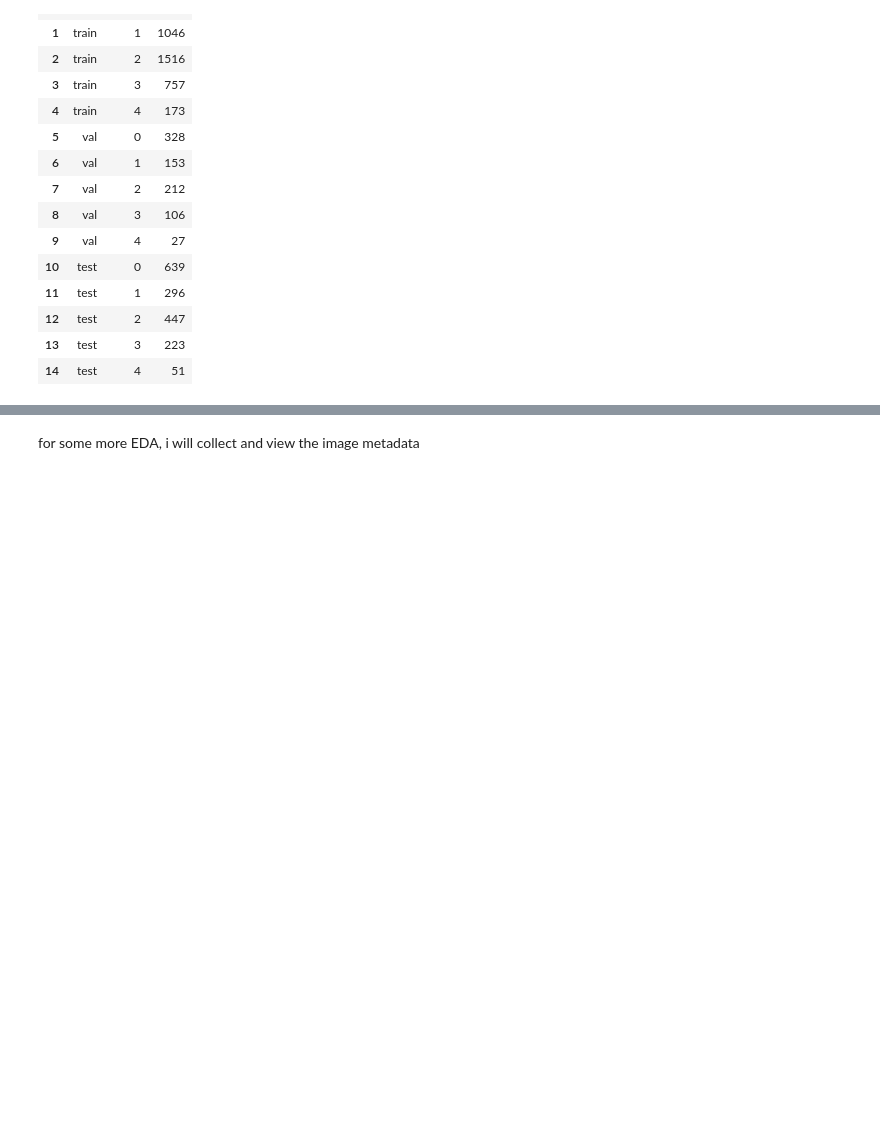
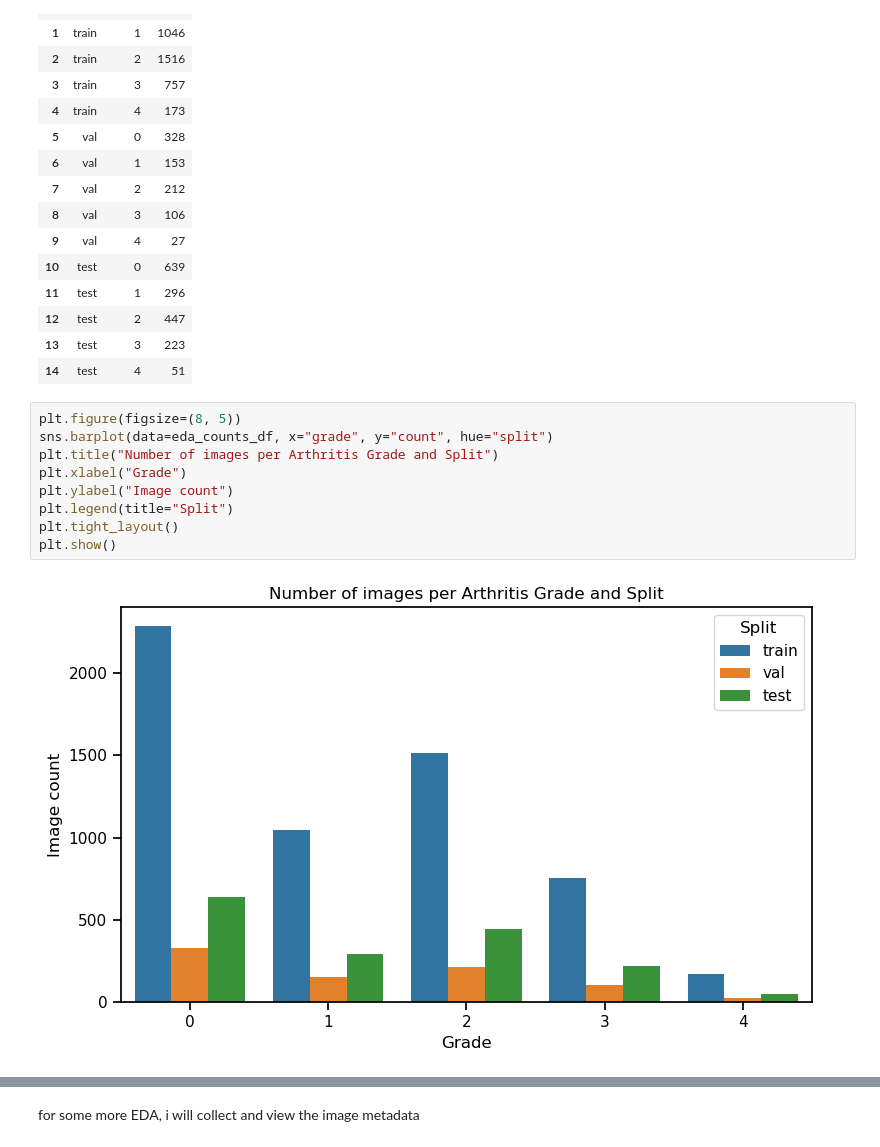
Before and after one commit to Kate-Zilla/deep-learning-arthritis-detection, a Jupyter notebook: arth_det.ipynb, the cells around one changed output, grey strips where cells are left out. Cells and saved outputs as stored; diff of their text form; blank space fills up the shorter version.

```diff
--- a/arth_det.ipynb
+++ b/arth_det.ipynb
@@ -106,6 +106,17 @@ eda_counts_df
 | 12 | test | 2 | 447 |
 | 13 | test | 3 | 223 |
 | 14 | test | 4 | 51 |
+# %%
+plt.figure(figsize=(8, 5))
+sns.barplot(data=eda_counts_df, x="grade", y="count", hue="split")
+plt.title("Number of images per Arthritis Grade and Split")
+plt.xlabel("Grade")
+plt.ylabel("Image count")
+plt.legend(title="Split")
+plt.tight_layout()
+plt.show()
+# %% [output]
+[figure, added]
 # %%
 def get_all_image_paths(root_dir):
     """Return list of (filepath, label_int) tuples."""
```
Also changed, not shown: parts of 13 cells of this notebook.
